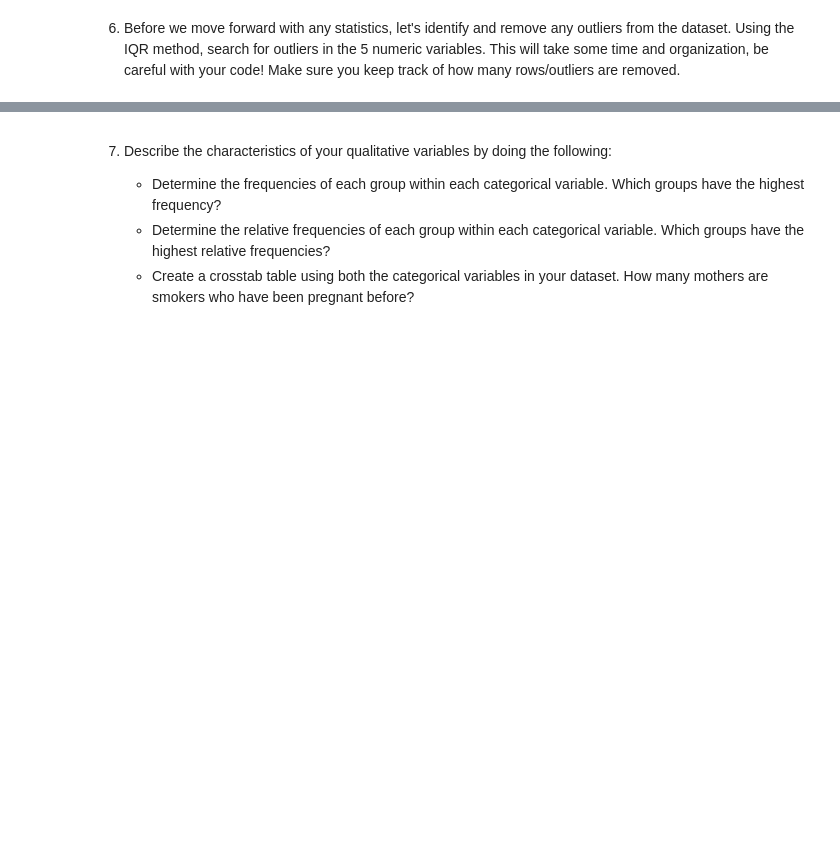
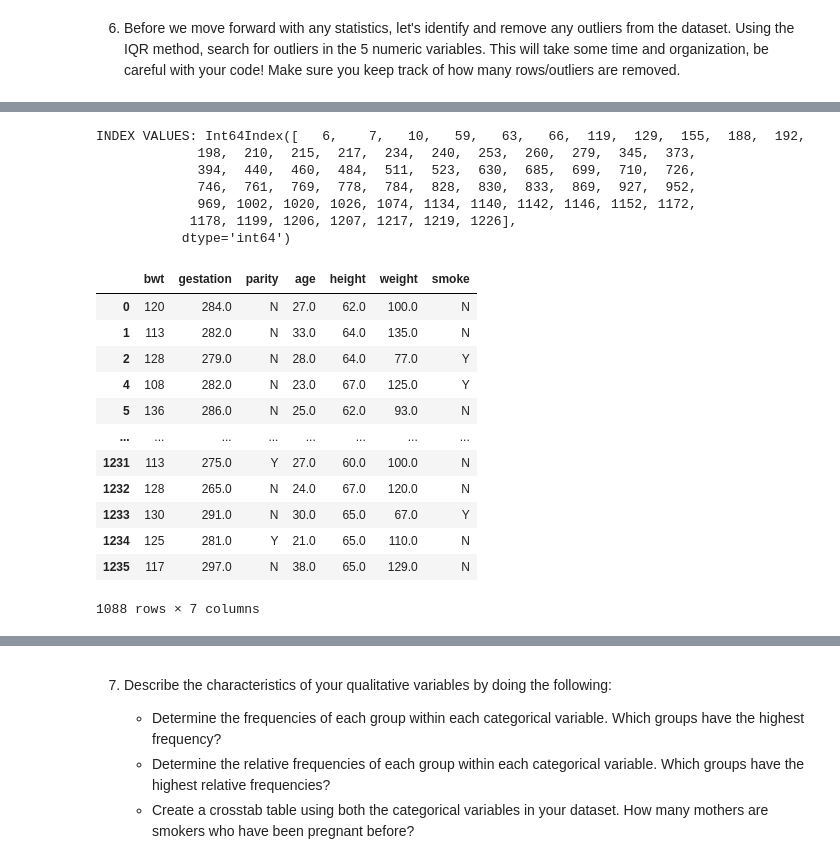
Before and after one commit to gunwes16/Module-10, a Jupyter notebook: Module 10 - Descriptive Statistics and Outliers (1) (2).ipynb, the cells around one changed output, grey strips where cells are left out. Cells and saved outputs as stored; diff of their text form; code cells hidden in the pictures; blank space fills up the shorter version.

```diff
--- a/Module 10 - Descriptive Statistics and Outliers (1) (2).ipynb
+++ b/Module 10 - Descriptive Statistics and Outliers (1) (2).ipynb
@@ -805,0 +830,27 @@ IQR = Q3 - Q1
+# %%
+iqr_outliers = babies.loc[(babies['gestation'] > top) | (babies['gestation'] < bottom)].index
+
+print("INDEX VALUES:", iqr_outliers)
+babies = babies.drop(iqr_outliers)
+babies
+# %% [output]
+INDEX VALUES: Int64Index([   6,    7,   10,   59,   63,   66,  119,  129,  155,  188,  192,
+             198,  210,  215,  217,  234,  240,  253,  260,  279,  345,  373,
+             394,  440,  460,  484,  511,  523,  630,  685,  699,  710,  726,
+             746,  761,  769,  778,  784,  828,  830,  833,  869,  927,  952,
+             969, 1002, 1020, 1026, 1074, 1134, 1140, 1142, 1146, 1152, 1172,
+            1178, 1199, 1206, 1207, 1217, 1219, 1226],
+           dtype='int64')
+|  | bwt | gestation | parity | age | height | weight | smoke |
+| 0 | 120 | 284.0 | N | 27.0 | 62.0 | 100.0 | N |
+| 1 | 113 | 282.0 | N | 33.0 | 64.0 | 135.0 | N |
+| 2 | 128 | 279.0 | N | 28.0 | 64.0 | 77.0 | Y |
+| 4 | 108 | 282.0 | N | 23.0 | 67.0 | 125.0 | Y |
+| 5 | 136 | 286.0 | N | 25.0 | 62.0 | 93.0 | N |
+| ... | ... | ... | ... | ... | ... | ... | ... |
+| 1231 | 113 | 275.0 | Y | 27.0 | 60.0 | 100.0 | N |
+| 1232 | 128 | 265.0 | N | 24.0 | 67.0 | 120.0 | N |
+| 1233 | 130 | 291.0 | N | 30.0 | 65.0 | 67.0 | Y |
+| 1234 | 125 | 281.0 | Y | 21.0 | 65.0 | 110.0 | N |
+| 1235 | 117 | 297.0 | N | 38.0 | 65.0 | 129.0 | N |
+1088 rows × 7 columns
```
Also changed, not shown: parts of 60 cells of this notebook.
